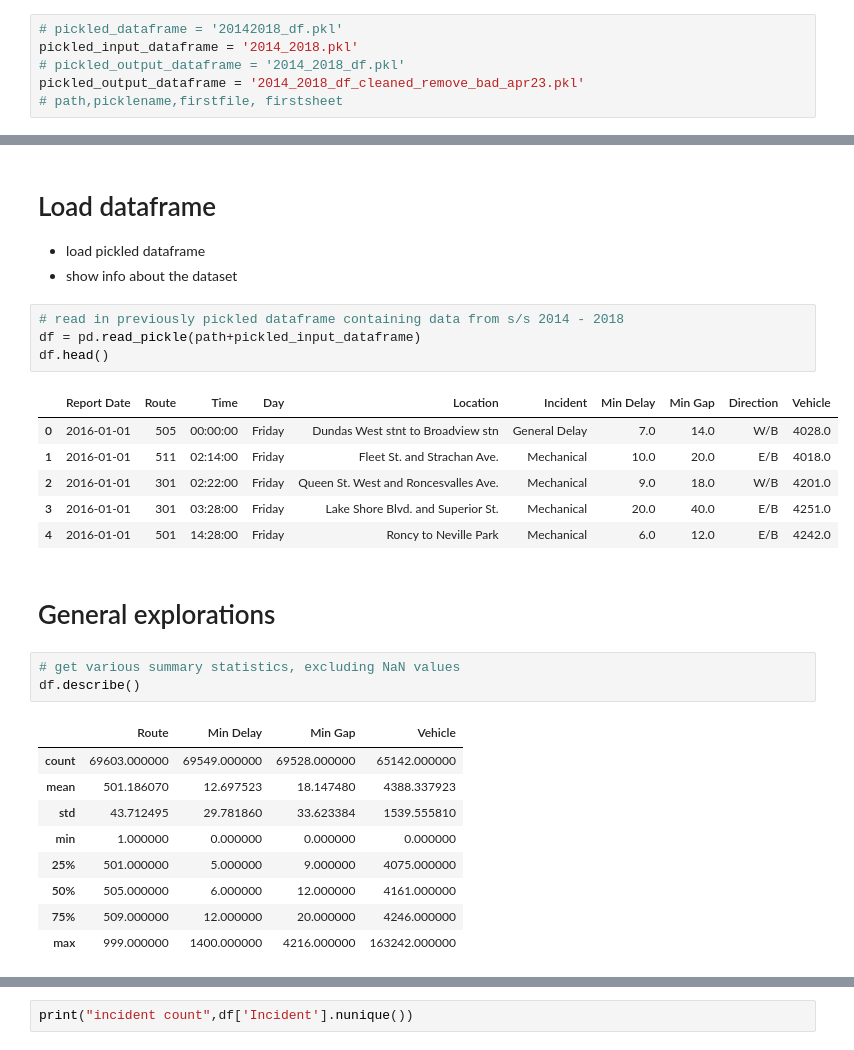
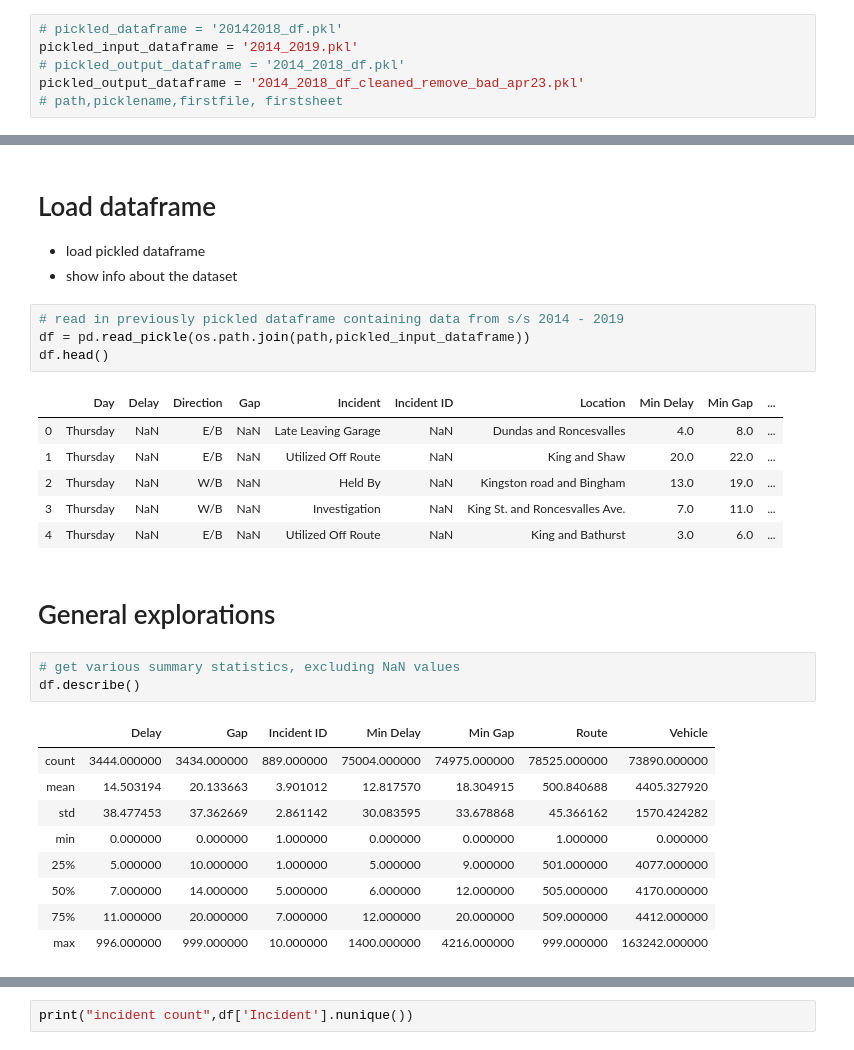
Before and after one commit to ryanmark1867/deep_learning_for_structured_data, a Jupyter notebook: notebooks/streetcar_data_exploration.ipynb, the cells around one changed output, grey strips where cells are left out. Saved outputs shown, nothing was run; the diff lists cells and outputs as text.

```diff
--- a/notebooks/streetcar_data_exploration.ipynb
+++ b/notebooks/streetcar_data_exploration.ipynb
@@ -139,6 +135,6 @@ path is /storage/manning/data/
 # %%
 # pickled_dataframe = '20142018_df.pkl'
-pickled_input_dataframe = '2014_2018.pkl'
+pickled_input_dataframe = '2014_2019.pkl'
 # pickled_output_dataframe = '2014_2018_df.pkl'
 pickled_output_dataframe = '2014_2018_df_cleaned_remove_bad_apr23.pkl'
 # path,picklename,firstfile, firstsheet
@@ -164,31 +160,31 @@ def define_feature_categories(df):
 - load pickled dataframe
 - show info about the dataset
 # %%
-# read in previously pickled dataframe containing data from s/s 2014 - 2018
-df = pd.read_pickle(path+pickled_input_dataframe)
+# read in previously pickled dataframe containing data from s/s 2014 - 2019
+df = pd.read_pickle(os.path.join(path,pickled_input_dataframe))
 df.head()
 # %% [output]
-|  | Report Date | Route | Time | Day | Location | Incident | Min Delay | Min Gap | Direction | Vehicle |
-| 0 | 2016-01-01 | 505 | 00:00:00 | Friday | Dundas West stnt to Broadview stn | General Delay | 7.0 | 14.0 | W/B | 4028.0 |
-| 1 | 2016-01-01 | 511 | 02:14:00 | Friday | Fleet St. and Strachan Ave. | Mechanical | 10.0 | 20.0 | E/B | 4018.0 |
-| 2 | 2016-01-01 | 301 | 02:22:00 | Friday | Queen St. West and Roncesvalles Ave. | Mechanical | 9.0 | 18.0 | W/B | 4201.0 |
-| 3 | 2016-01-01 | 301 | 03:28:00 | Friday | Lake Shore Blvd. and Superior St. | Mechanical | 20.0 | 40.0 | E/B | 4251.0 |
-| 4 | 2016-01-01 | 501 | 14:28:00 | Friday | Roncy to Neville Park | Mechanical | 6.0 | 12.0 | E/B | 4242.0 |
+|  | Day | Delay | Direction | Gap | Incident | Incident ID | Location | Min Delay | Min Gap | ... |
+| 0 | Thursday | NaN | E/B | NaN | Late Leaving Garage | NaN | Dundas and Roncesvalles | 4.0 | 8.0 | ... |
+| 1 | Thursday | NaN | E/B | NaN | Utilized Off Route | NaN | King and Shaw | 20.0 | 22.0 | ... |
+| 2 | Thursday | NaN | W/B | NaN | Held By | NaN | Kingston road and Bingham | 13.0 | 19.0 | ... |
+| 3 | Thursday | NaN | W/B | NaN | Investigation | NaN | King St. and Roncesvalles Ave. | 7.0 | 11.0 | ... |
+| 4 | Thursday | NaN | E/B | NaN | Utilized Off Route | NaN | King and Bathurst | 3.0 | 6.0 | ... |
 # %% [markdown]
 # General explorations
 # %%
 # get various summary statistics, excluding NaN values
 df.describe()
 # %% [output]
-|  | Route | Min Delay | Min Gap | Vehicle |
-| count | 69603.000000 | 69549.000000 | 69528.000000 | 65142.000000 |
-| mean | 501.186070 | 12.697523 | 18.147480 | 4388.337923 |
-| std | 43.712495 | 29.781860 | 33.623384 | 1539.555810 |
-| min | 1.000000 | 0.000000 | 0.000000 | 0.000000 |
-| 25% | 501.000000 | 5.000000 | 9.000000 | 4075.000000 |
-| 50% | 505.000000 | 6.000000 | 12.000000 | 4161.000000 |
-| 75% | 509.000000 | 12.000000 | 20.000000 | 4246.000000 |
-| max | 999.000000 | 1400.000000 | 4216.000000 | 163242.000000 |
+|  | Delay | Gap | Incident ID | Min Delay | Min Gap | Route | Vehicle |
+| count | 3444.000000 | 3434.000000 | 889.000000 | 75004.000000 | 74975.000000 | 78525.000000 | 73890.000000 |
+| mean | 14.503194 | 20.133663 | 3.901012 | 12.817570 | 18.304915 | 500.840688 | 4405.327920 |
+| std | 38.477453 | 37.362669 | 2.861142 | 30.083595 | 33.678868 | 45.366162 | 1570.424282 |
+| min | 0.000000 | 0.000000 | 1.000000 | 0.000000 | 0.000000 | 1.000000 | 0.000000 |
+| 25% | 5.000000 | 10.000000 | 1.000000 | 5.000000 | 9.000000 | 501.000000 | 4077.000000 |
+| 50% | 7.000000 | 14.000000 | 5.000000 | 6.000000 | 12.000000 | 505.000000 | 4170.000000 |
+| 75% | 11.000000 | 20.000000 | 7.000000 | 12.000000 | 20.000000 | 509.000000 | 4412.000000 |
+| max | 996.000000 | 999.000000 | 10.000000 | 1400.000000 | 4216.000000 | 999.000000 | 163242.000000 |
 # %%
 # get a sample of the raw data
 df.sample(10)
```
Also changed, not shown: parts of 9 cells of this notebook, 3 other files.
